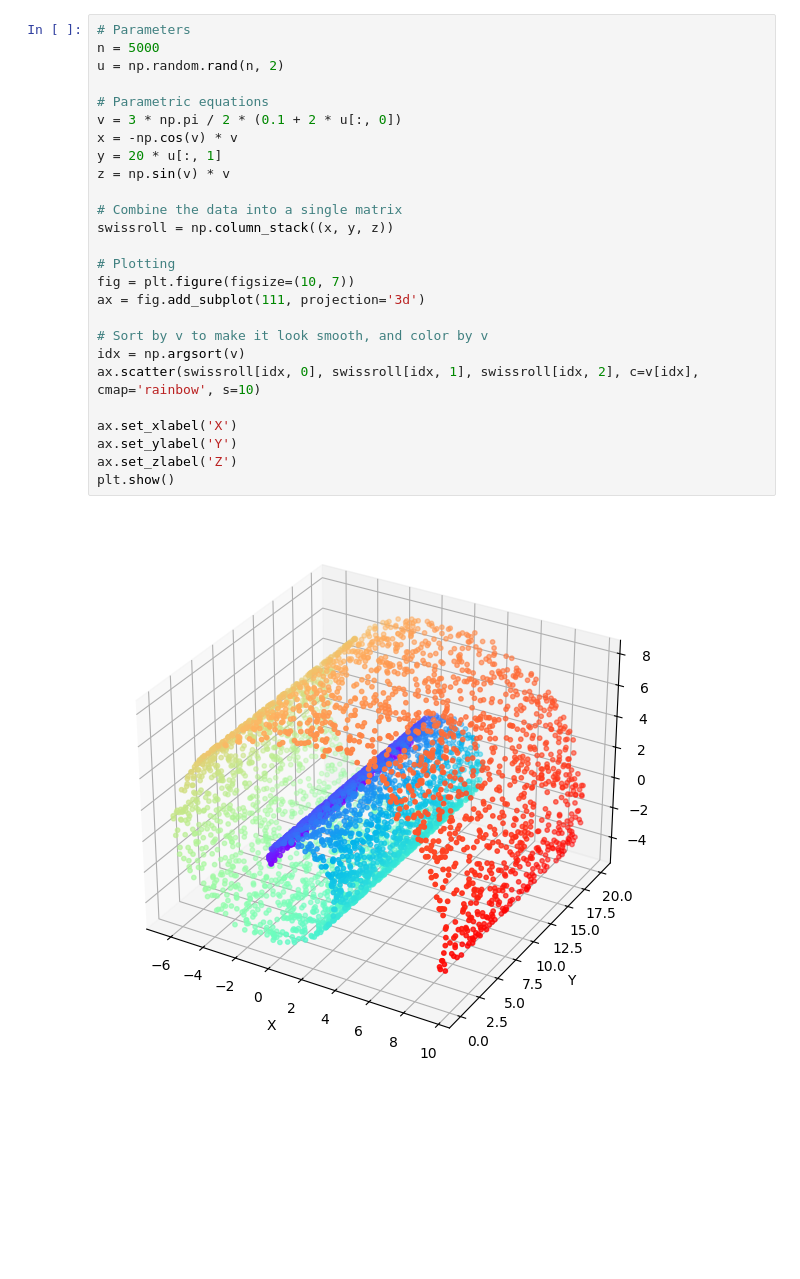
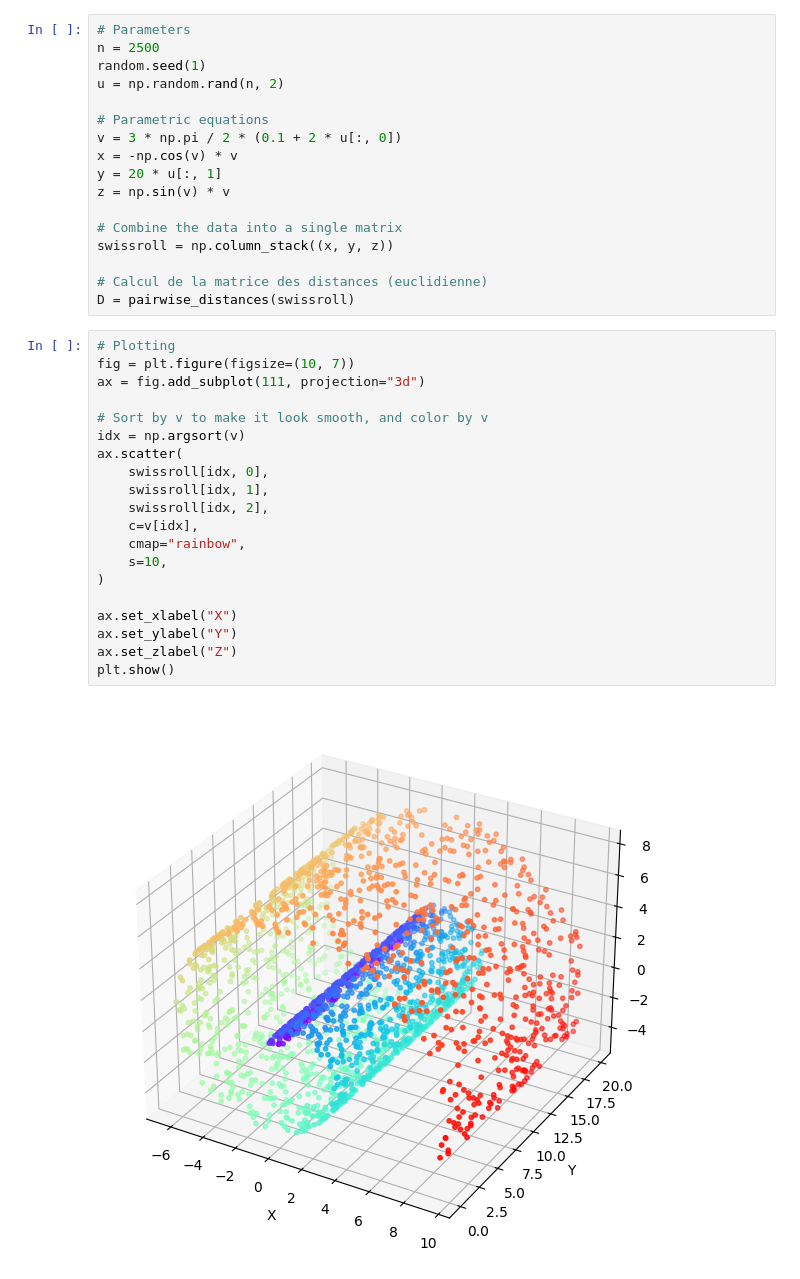
Before and after one commit to Bees11111/Manifold-Learning, a Jupyter notebook: CODE/TP5/tp5.ipynb, the cells around one changed output. Cells and saved outputs as stored; diff of their text form; blank space fills up the shorter version.

```diff
--- a/CODE/TP5/tp5.ipynb
+++ b/CODE/TP5/tp5.ipynb
@@ -5,28 +7,39 @@ from mpl_toolkits.mplot3d import Axes3D
+# %%
+# Parameters
+n = 2500
+random.seed(1)
+u = np.random.rand(n, 2)
+
+# Parametric equations
+v = 3 * np.pi / 2 * (0.1 + 2 * u[:, 0])
+x = -np.cos(v) * v
+y = 20 * u[:, 1]
+z = np.sin(v) * v
+
+# Combine the data into a single matrix
+swissroll = np.column_stack((x, y, z))
+
+# Calcul de la matrice des distances (euclidienne)
+D = pairwise_distances(swissroll)
 # %%
-# Parameters
-n = 5000
-u = np.random.rand(n, 2)
-
-# Parametric equations
-v = 3 * np.pi / 2 * (0.1 + 2 * u[:, 0])
-x = -np.cos(v) * v
-y = 20 * u[:, 1]
-z = np.sin(v) * v
-
-# Combine the data into a single matrix
-swissroll = np.column_stack((x, y, z))
-
 # Plotting
 fig = plt.figure(figsize=(10, 7))
-ax = fig.add_subplot(111, projection='3d')
+ax = fig.add_subplot(111, projection="3d")
 
 # Sort by v to make it look smooth, and color by v
 idx = np.argsort(v)
-ax.scatter(swissroll[idx, 0], swissroll[idx, 1], swissroll[idx, 2], c=v[idx], cmap='rainbow', s=10)
+ax.scatter(
+    swissroll[idx, 0],
+    swissroll[idx, 1],
+    swissroll[idx, 2],
+    c=v[idx],
+    cmap="rainbow",
+    s=10,
+)
 
-ax.set_xlabel('X')
-ax.set_ylabel('Y')
-ax.set_zlabel('Z')
+ax.set_xlabel("X")
+ax.set_ylabel("Y")
+ax.set_zlabel("Z")
 plt.show()
 # %% [output]
-[figure, old version]
+[figure, new version]
```
Also changed, not shown: parts of 6 cells of this notebook, 1 other file.
